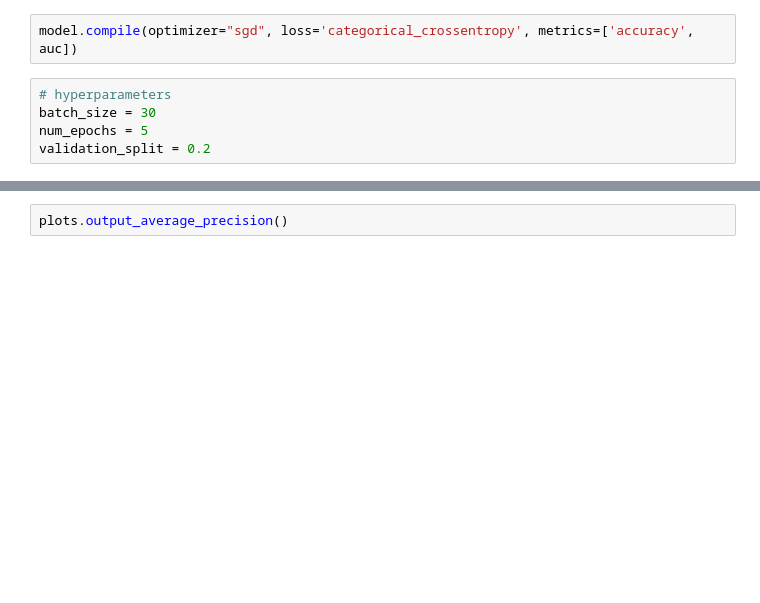
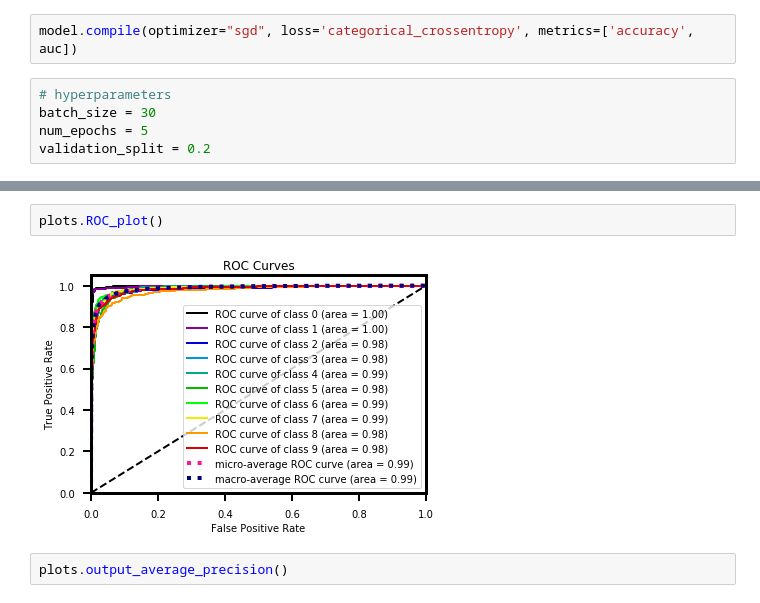
Before and after one commit to deepskies/DeepUtilities, a Jupyter notebook: Example_diagnostics.ipynb, the cells around one changed output, grey strips where cells are left out. Cells and saved outputs as stored; diff of their text form; blank space fills up the shorter version.

```diff
--- a/Example_diagnostics.ipynb
+++ b/Example_diagnostics.ipynb
@@ -157,3 +165,7 @@ plots.ROC_plot_sk()
+# %%
+plots.ROC_plot()
+# %% [output]
+[figure, added]
 # %%
 plots.output_average_precision()
 # %% [output]
```
Also changed, not shown: parts of 29 cells of this notebook, 1 other file.
